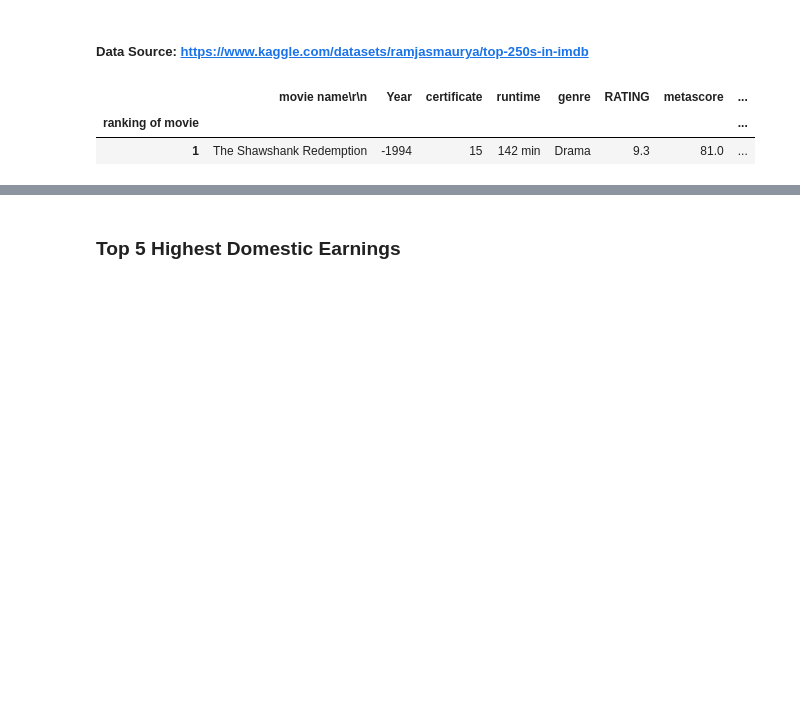
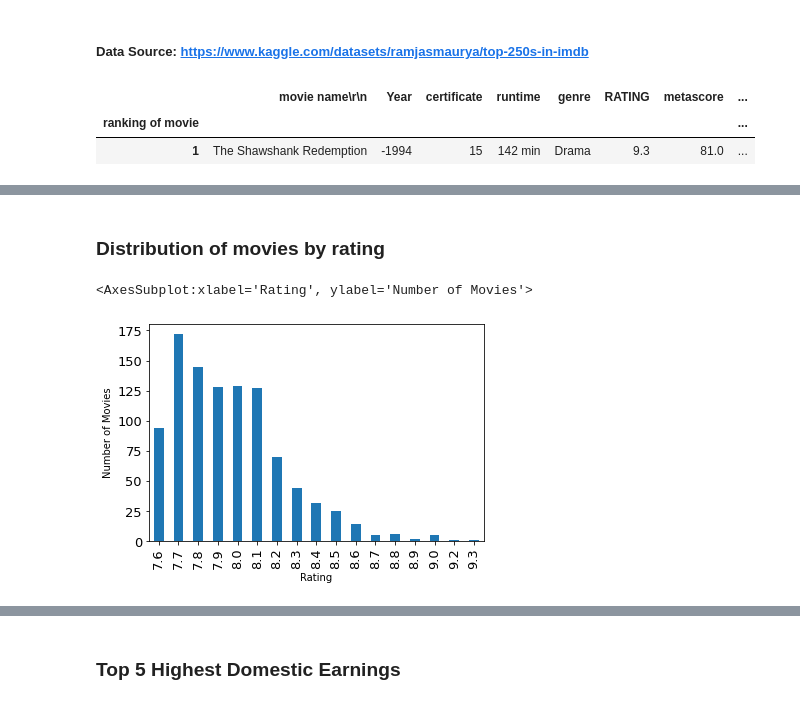
Before and after one commit to kbtoynhobs/Data-Science-projects, a Jupyter notebook: IMDb Top 1k Movies.ipynb, the cells around one changed output, grey strips where cells are left out. Cells and saved outputs as stored; diff of their text form; code cells hidden in the pictures; blank space fills up the shorter version.

```diff
--- a/IMDb Top 1k Movies.ipynb
+++ b/IMDb Top 1k Movies.ipynb
@@ -51,0 +48,7 @@ df.head(1)
+# %% [markdown]
+### Distribution of movies by rating
+# %%
+df['rating'].value_counts().sort_index().plot(kind='bar', ylabel='Number of Movies', xlabel='Rating', fontsize=13)
+# %% [output]
+<AxesSubplot:xlabel='Rating', ylabel='Number of Movies'>
+[figure, added]
```
Also changed, not shown: parts of 16 cells of this notebook.
